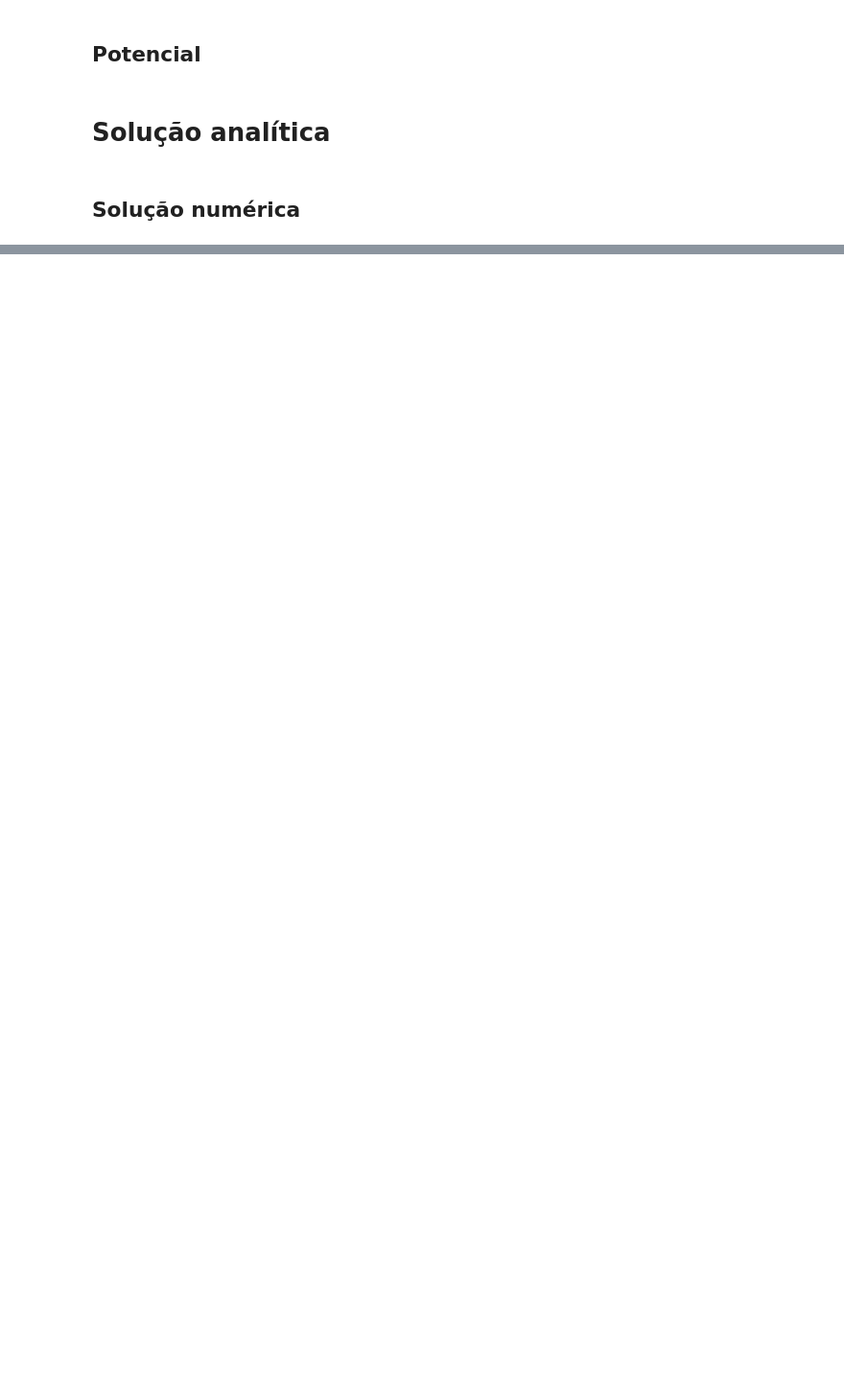
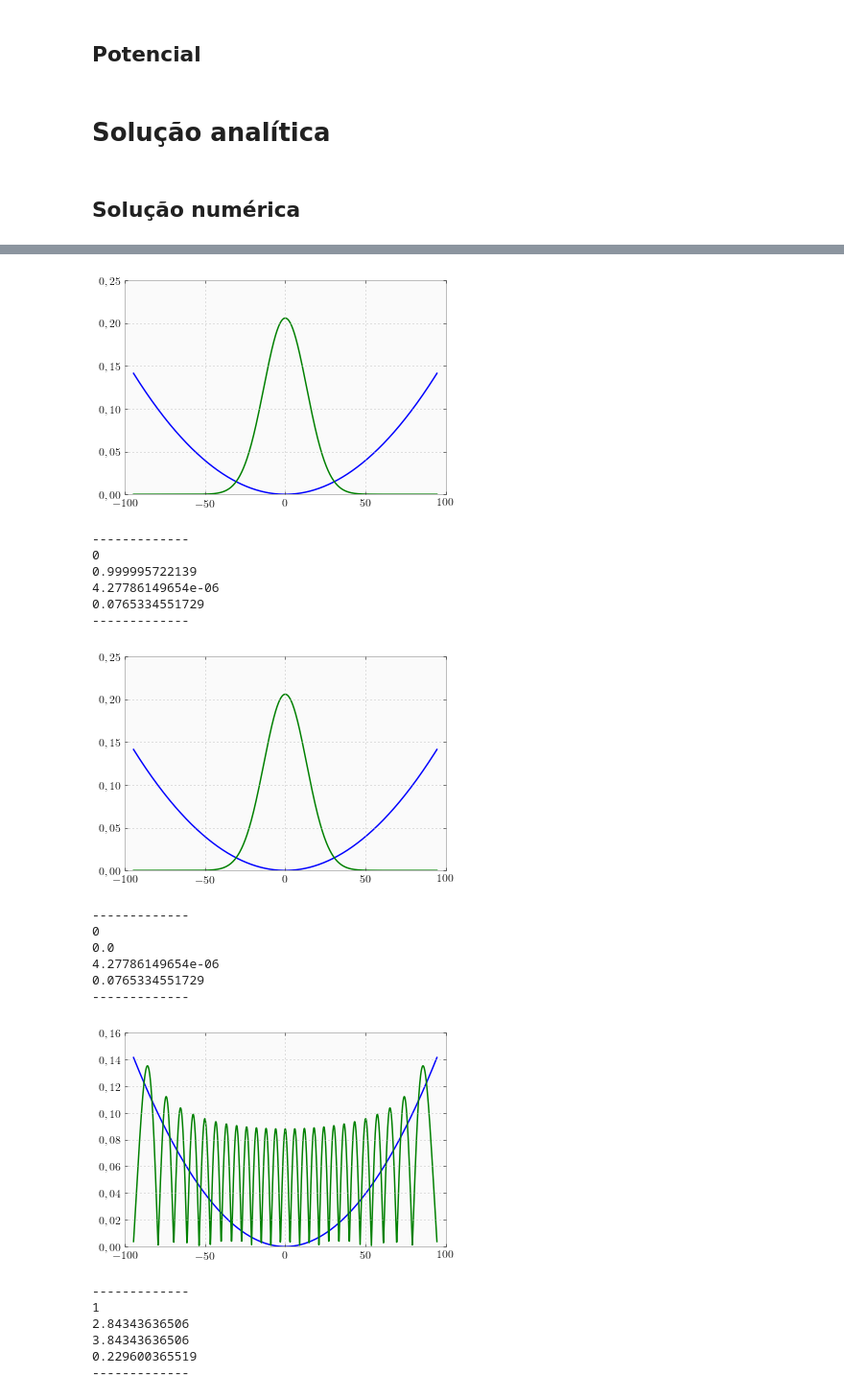
Before and after one commit to thiagolcmelo/mestrado, a Jupyter notebook: oscilador-harmonico-quantico.ipynb, the cells around one changed output, grey strips where cells are left out. Shown: that part at 96% size. Drawn from its saved outputs; the diff is of its cells as text; code cells hidden in the pictures; blank space fills up the shorter version.

```diff
--- a/oscilador-harmonico-quantico.ipynb
+++ b/oscilador-harmonico-quantico.ipynb
@@ -102,8 +72,8 @@ def potencial_au(wave_length, L, N):
     """
     Para um [wave_length] (contido em um espaço de tamanho [L] e
     representado por [N] pontos), esta função retorna o potencial do
-    oscilador harmônico quântico associado. A origem é posicionada no meio
-    do potencial [-L/2,+L/2].
+    oscilador harmônico quântico associado. A origem é posicionada no
+    meio do potencial [-L/2,+L/2].
 
     Parâmetros
     ----------
@@ -136,9 +106,9 @@ def potencial_au(wave_length, L, N):
 # %%
 def solucao_analitica(L=100.0, N=2048, wave_length=8.1e-6, nmax=6):
     """
-    Esta função calcula analiticamente os primeiros [nmax] autovalores e
-    autofunções para um oscilador harmônico quântico com frequência angular
-    correspondente a um comprimento de onda [wave_length].
+    Esta função calcula analiticamente os primeiros [nmax] autovalores
+    e autofunções para um oscilador harmônico quântico com frequência
+    angular correspondente a um comprimento de onda [wave_length].
 
     Parâmetros
     ----------
@@ -472,0 +513,24 @@ KeyboardInterrupt:
+# %%
+res = solucao_numerica(N=1024, nmax=2, method='ii')
+# %% [output]
+[figure, added]
+-------------
+0
+0.999995722139
+4.27786149654e-06
+0.0765334551729
+-------------
+[figure, added]
+-------------
+0
+0.0
+4.27786149654e-06
+0.0765334551729
+-------------
+[figure, added]
+-------------
+1
+2.84343636506
+3.84343636506
+0.229600365519
+-------------
```
Also changed, not shown: parts of 6 cells of this notebook, 7 other files.
